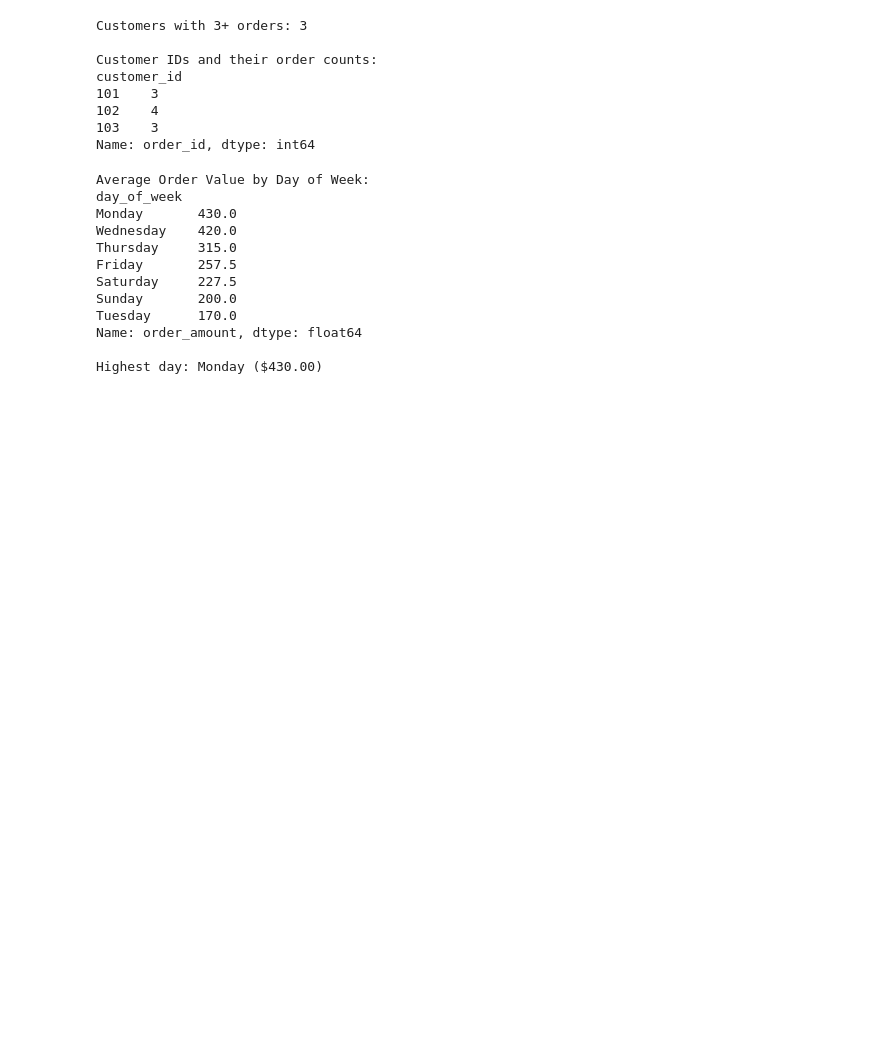
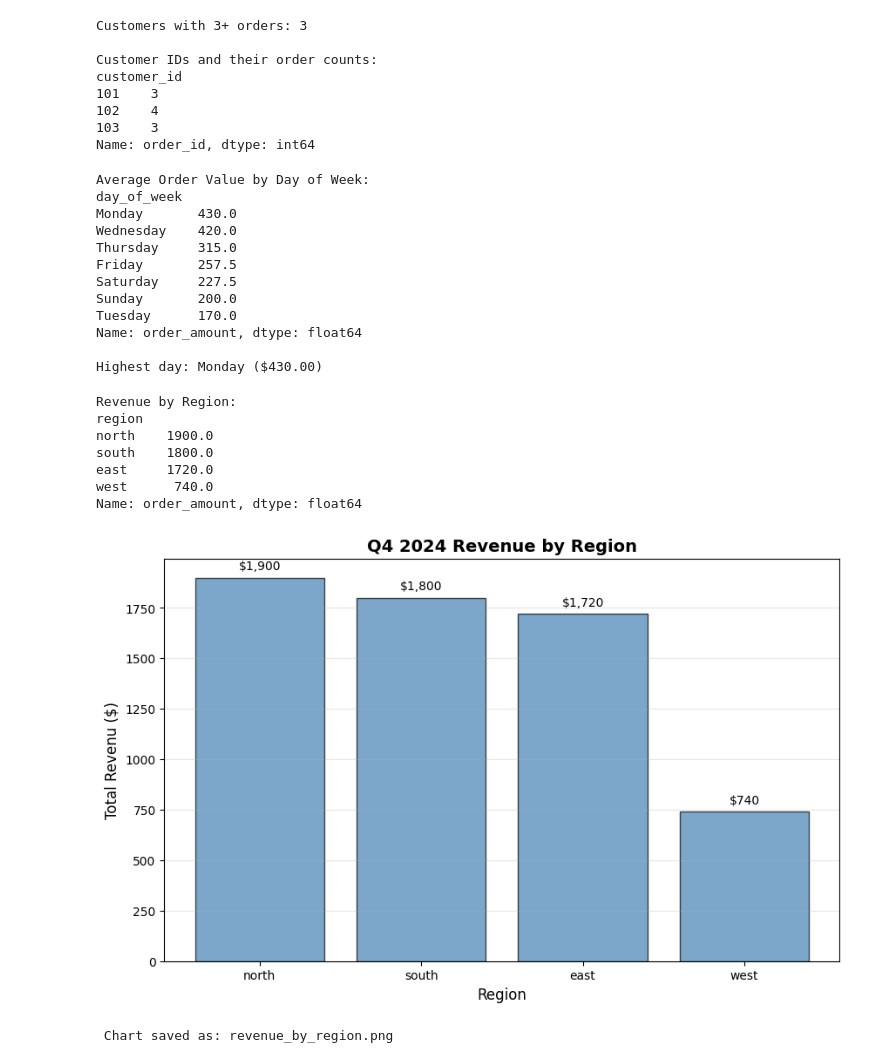
Before and after one commit to jaydrava/66-day-data-analyst-journey, a Jupyter notebook: projects/ecommerce-python-mini-project/notebooks/E-Commerce Sales Analysis.ipynb, the cells around one changed output. Cells and saved outputs as stored; diff of their text form; code cells hidden in the pictures; blank space fills up the shorter version.

Commit message:
Add Excel Project Folders and Metplotlib notebook and charts

```diff
--- a/projects/ecommerce-python-mini-project/notebooks/E-Commerce Sales Analysis.ipynb
+++ b/projects/ecommerce-python-mini-project/notebooks/E-Commerce Sales Analysis.ipynb
@@ -222,3 +222,37 @@ Tuesday      170.0
 Name: order_amount, dtype: float64
 
 Highest day: Monday ($430.00)
+# %%
+import matplotlib.pyplot as plt
+
+merged_data = pd.merge(orders, customers, on='customer_id', how='inner')
+revenue_by_region = merged_data.groupby('region')['order_amount'].sum().sort_values(ascending=False)
+print("Revenue by Region:")
+print(revenue_by_region)
+plt.figure(figsize=(10,6))
+plt.bar(revenue_by_region.index, revenue_by_region.values,
+        color='steelblue',
+        edgecolor='black',
+        alpha=0.7)
+plt.xlabel('Region',fontsize=12)
+plt.ylabel('Total Revenu ($)', fontsize=12)
+plt.title('Q4 2024 Revenue by Region', fontsize=14, fontweight='bold')
+plt.grid(axis='y', alpha=0.3)
+for i, v in enumerate(revenue_by_region.values):
+    plt.text(i, v + 40, f'${v:,.0f}', ha='center', fontsize=10)
+
+# Save the chart
+plt.savefig('revenue_by_region.png', dpi=300, bbox_inches='tight')
+plt.show()
+
+print("\n Chart saved as: revenue_by_region.png")
+# %% [output]
+Revenue by Region:
+region
+north    1900.0
+south    1800.0
+east     1720.0
+west      740.0
+Name: order_amount, dtype: float64
+[figure, added]
+ Chart saved as: revenue_by_region.png
```
Also changed, not shown: parts of 4 cells of this notebook, 10 other files.
